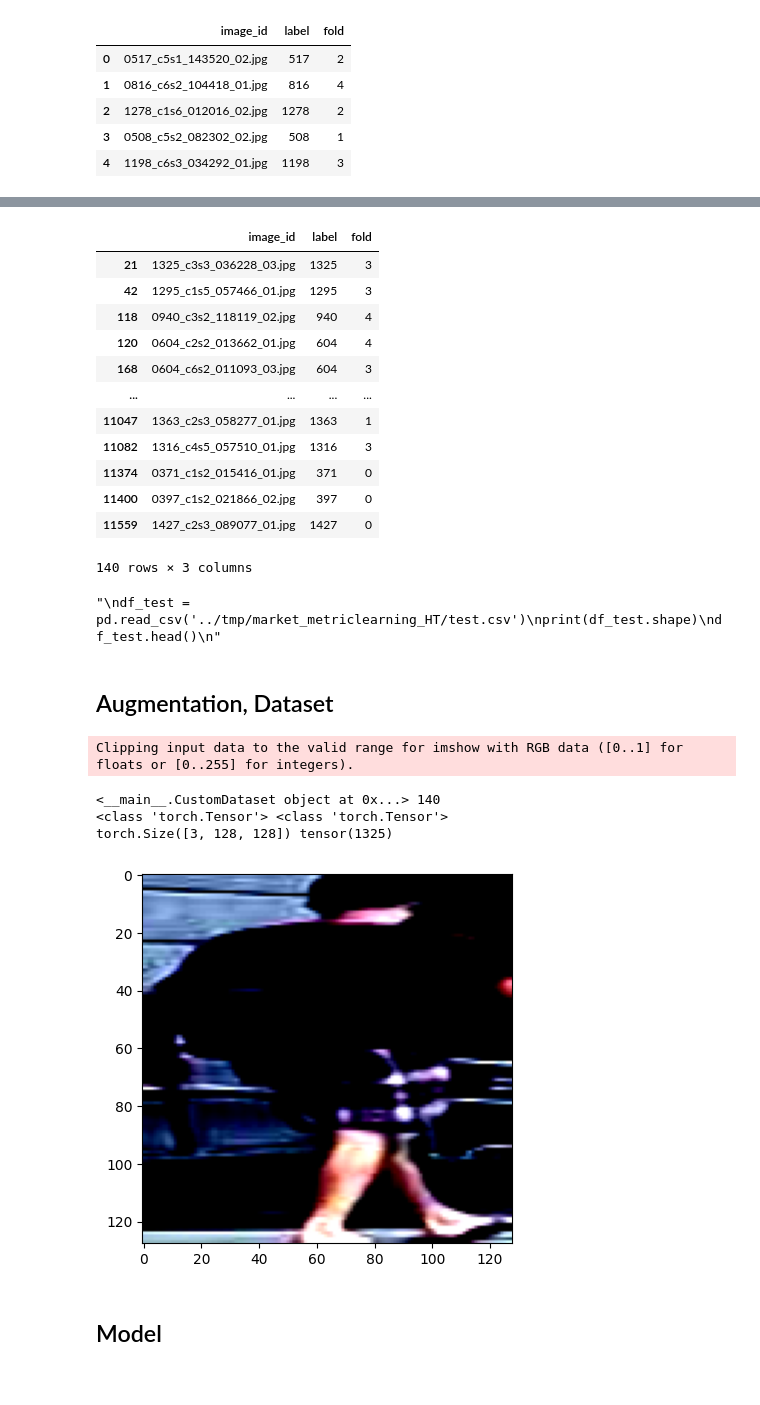
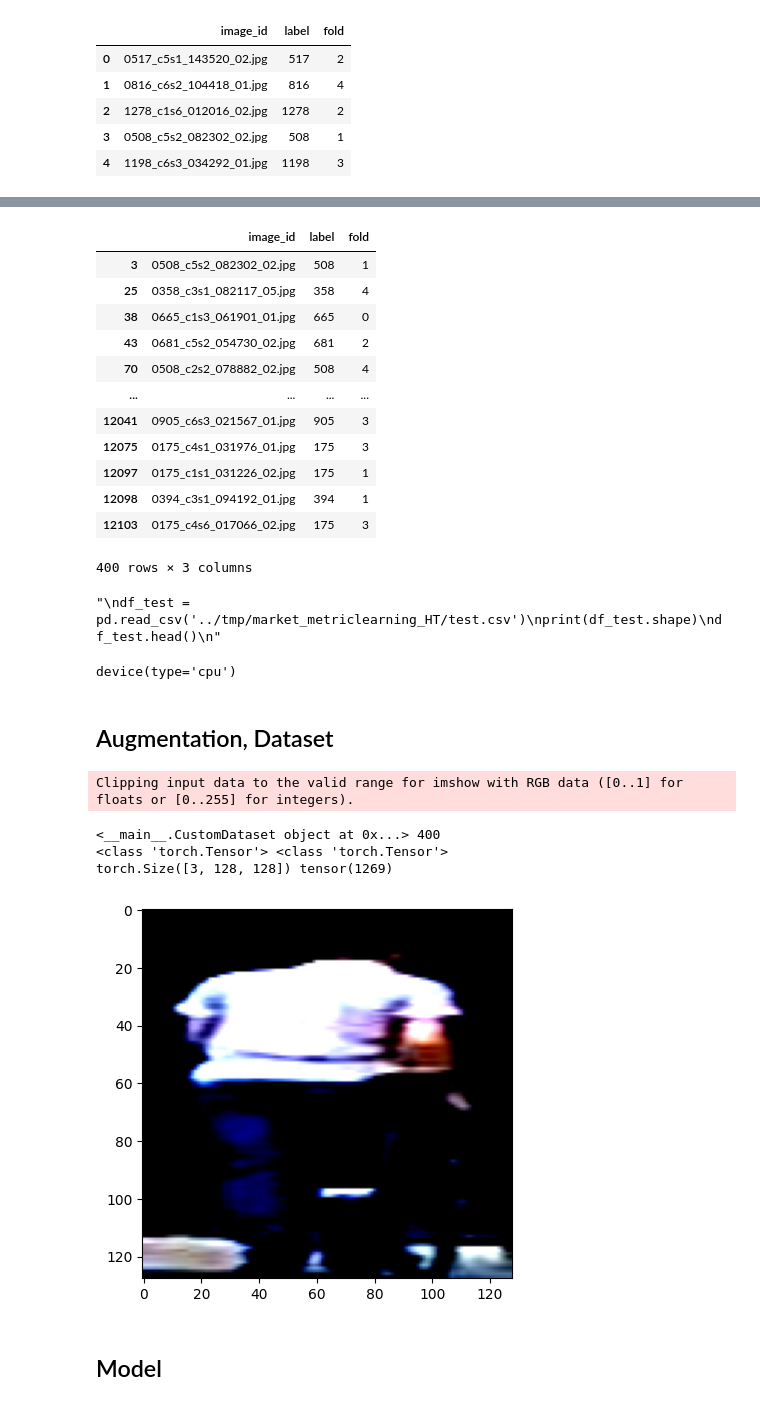
Before and after one commit to yukismd/DL_for_ImageData_and_Finetuning, a Jupyter notebook: metriclearning/PT/feature_extraction.ipynb, the cells around one changed output, grey strips where cells are left out. Saved outputs shown, nothing was run; the diff lists cells and outputs as text; code cells hidden in the pictures.

```diff
--- a/metriclearning/PT/feature_extraction.ipynb
+++ b/metriclearning/PT/feature_extraction.ipynb
@@ -69,22 +65,22 @@ label
 Name: count, dtype: int64
 # %%
-# 上記20ラベルのデータに絞る
-df_sample = df_train[df_train['label'].isin(df_train['label'].value_counts()[600:620].index)]
+# 上記20ラベル分のデータに絞る
+df_sample = df_train[df_train['label'].isin(df_train['label'].value_counts()[200:220].index)]
 df_sample
 # %% [output]
 |  | image_id | label | fold |
-| 21 | 1325_c3s3_036228_03.jpg | 1325 | 3 |
-| 42 | 1295_c1s5_057466_01.jpg | 1295 | 3 |
-| 118 | 0940_c3s2_118119_02.jpg | 940 | 4 |
-| 120 | 0604_c2s2_013662_01.jpg | 604 | 4 |
-| 168 | 0604_c6s2_011093_03.jpg | 604 | 3 |
+| 3 | 0508_c5s2_082302_02.jpg | 508 | 1 |
+| 25 | 0358_c3s1_082117_05.jpg | 358 | 4 |
+| 38 | 0665_c1s3_061901_01.jpg | 665 | 0 |
+| 43 | 0681_c5s2_054730_02.jpg | 681 | 2 |
+| 70 | 0508_c2s2_078882_02.jpg | 508 | 4 |
 | ... | ... | ... | ... |
-| 11047 | 1363_c2s3_058277_01.jpg | 1363 | 1 |
-| 11082 | 1316_c4s5_057510_01.jpg | 1316 | 3 |
-| 11374 | 0371_c1s2_015416_01.jpg | 371 | 0 |
-| 11400 | 0397_c1s2_021866_02.jpg | 397 | 0 |
-| 11559 | 1427_c2s3_089077_01.jpg | 1427 | 0 |
+| 12041 | 0905_c6s3_021567_01.jpg | 905 | 3 |
+| 12075 | 0175_c4s1_031976_01.jpg | 175 | 3 |
+| 12097 | 0175_c1s1_031226_02.jpg | 175 | 1 |
+| 12098 | 0394_c3s1_094192_01.jpg | 394 | 1 |
+| 12103 | 0175_c4s6_017066_02.jpg | 175 | 3 |
-140 rows × 3 columns
+400 rows × 3 columns
 # %%
 '''
 df_test = pd.read_csv('../tmp/market_metriclearning_HT/test.csv')
@@ -96,3 +98,8 @@ df_test.head()
+# %%
+device = torch.device('cuda:0' if torch.cuda.is_available() else 'cpu')
+device
+# %% [output]
+device(type='cpu')
 # %% [markdown]
 ## Augmentation, Dataset
 # %%
@@ -133,20 +140,20 @@ class CustomDataset(torch.utils.data.Dataset):
 # %%
 # Dataset test
 tmp_dataset = CustomDataset(df=df_sample, img_dir=image_dir, transforms=transform_scoring, mode='train')
 print(tmp_dataset, len(tmp_dataset))
 
-tmp_img, tmp_label = tmp_dataset[0]    # 表示画像indexを指定
+tmp_img, tmp_label = tmp_dataset[123]    # 表示画像indexを指定
 print(type(tmp_img), type(tmp_label))
 print(tmp_img.shape, tmp_label)
 
 plt.imshow(tmp_img.permute(1, 2, 0))
 plt.show()
 # %% [output]
 Clipping input data to the valid range for imshow with RGB data ([0..1] for floats or [0..255] for integers).
-<__main__.CustomDataset object at 0x...> 140
+<__main__.CustomDataset object at 0x...> 400
 <class 'torch.Tensor'> <class 'torch.Tensor'>
-torch.Size([3, 128, 128]) tensor(1325)
+torch.Size([3, 128, 128]) tensor(1269)
-[figure, old version]
+[figure, new version]
 # %% [markdown]
 ## Model
 # %%
```
Also changed, not shown: parts of 36 cells of this notebook, 5 other files.
